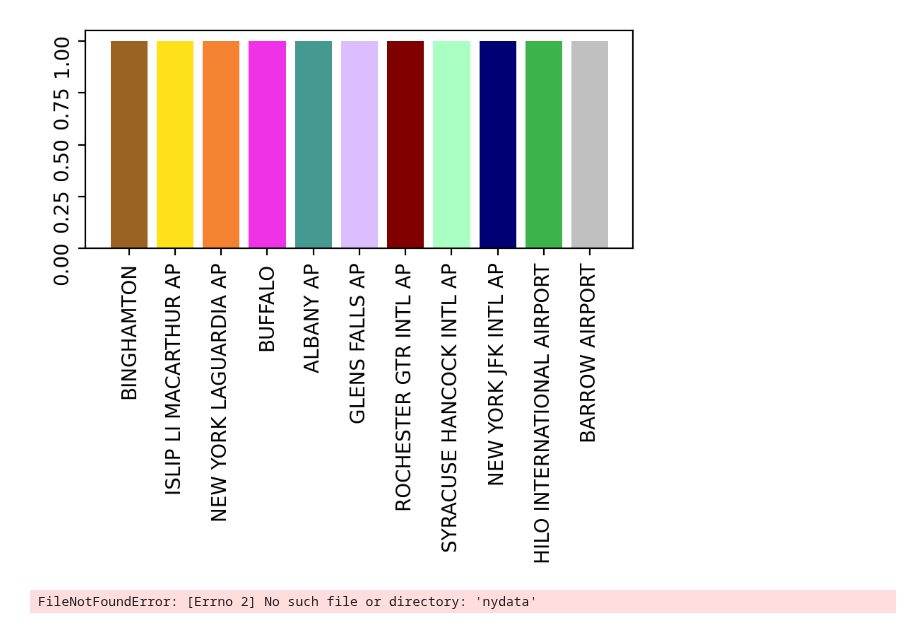
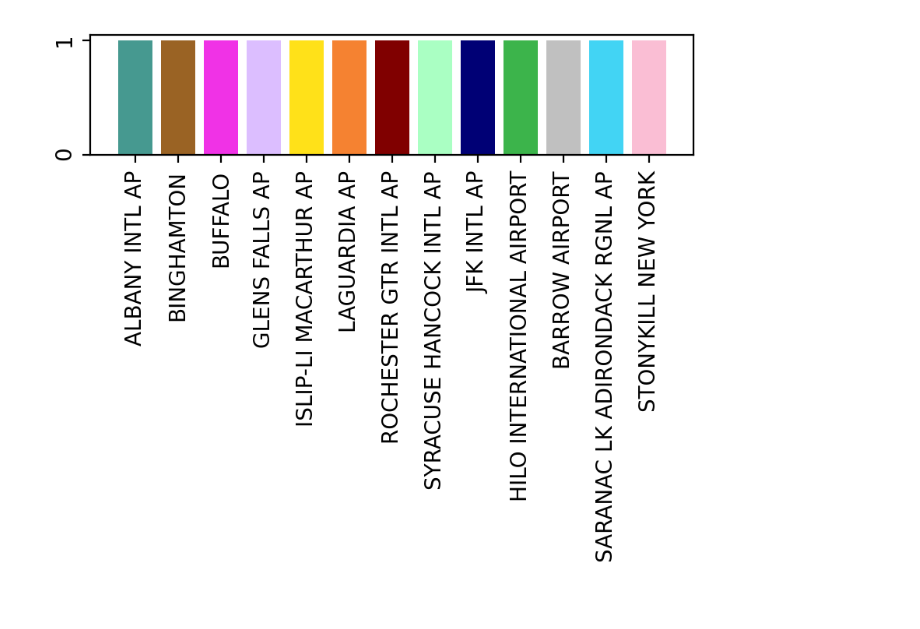
Before and after one commit to story645/team, a Jupyter notebook: paper/figcode/topology.ipynb, the cells around one changed output. Cells and saved outputs as stored; diff of their text form; code cells hidden in the pictures.

```diff
--- a/paper/figcode/topology.ipynb
+++ b/paper/figcode/topology.ipynb
@@ -50,16 +50,15 @@ paper_path = Path('../figures/')
 
 rcParams['font.family'] = 'dejavu sans'
 rcParams['figure.dpi'] = 200
-# %%
-fig, ax = plt.subplots(figsize=(5,2))
-ax.bar(ip.cdict.keys(), 1, color=ip.cdict.values())
-ax.tick_params(rotation=90)
-# %% [output]
-[figure, removed]
+# %%
+fig, ax = plt.subplots(figsize=(5,1))
+ax.bar(ip.airports.keys(), 1, color=[v['color'] for k,v in ip.airports.items()])
+ax.tick_params(rotation=90)
+# %% [output]
+[figure, added]
 # %%
-ny_all = pd.read_csv("nydata")
+ny_all = pd.read_csv("nydata.csv", parse_dates=['DATE'])
+#[name for name in ny_all['NAME'].unique() if (('AP' in name) or ('INTL' in name))]
-# %% [output]
-FileNotFoundError: [Errno 2] No such file or directory: 'nydata'
 # %%
 ny = ny_all[ny_all['NAME'].isin(ip.ssubset)].copy().fillna(0)
 
```
Also changed, not shown: parts of 12 cells of this notebook, 2 other files.
